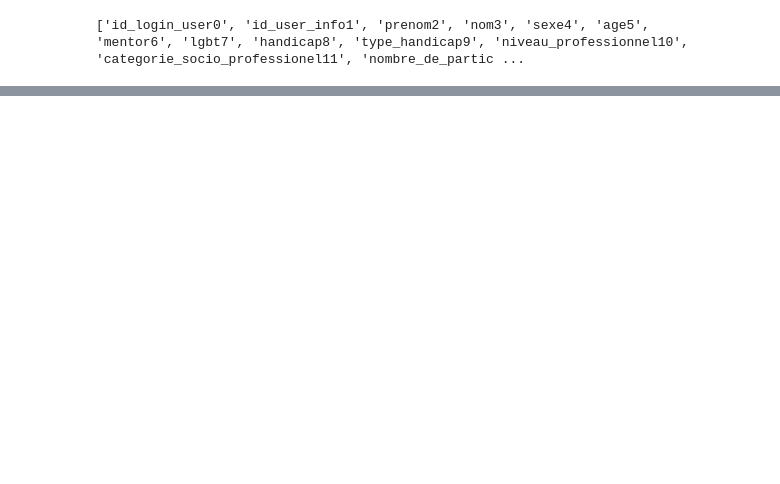
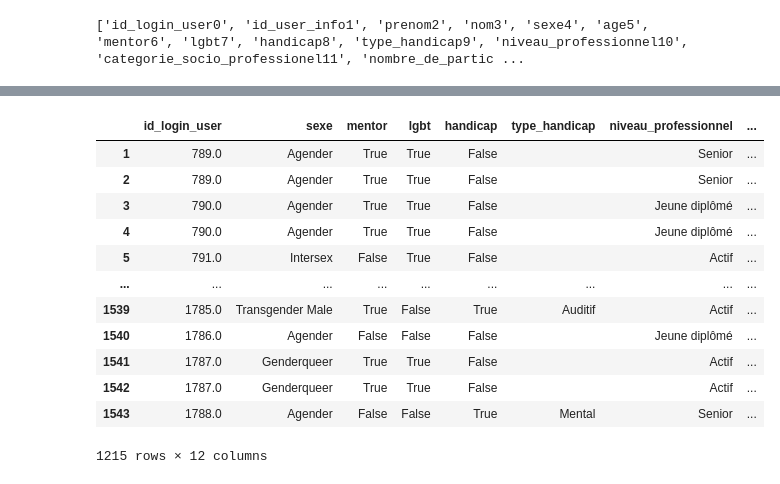
Before and after one commit to kaledguz/HackathonWCS, a Jupyter notebook: ML/extractsql_to_parquet.ipynb, the cells around one changed output, grey strips where cells are left out. Saved outputs shown, nothing was run; the diff lists cells and outputs as text; code cells hidden in the pictures; blank space fills up the shorter version.

```diff
--- a/ML/extractsql_to_parquet.ipynb
+++ b/ML/extractsql_to_parquet.ipynb
@@ -75,0 +159,14 @@ df
+# %%
+# remplacement des NA pour les idmentor si mentor = false alors 99999
+
+df['id_mentor18'] = df['id_mentor18'].fillna(99999)
+df['id_mentorat19'] = df['id_mentorat19'].fillna(99999)
+df['id_sujet22'] = df['id_sujet22'].fillna(99999)
+# %%
+df['type_handicap9'] = df['type_handicap9'].fillna('')
+df['type_mentorat21'] = df['type_mentorat21'].fillna('')
+# %%
+# modification des totre de colonne pour sup le chiffre
+
+df.rename(columns=lambda x: re.sub(r'\d+$', '', x),
+          inplace=True)
@@ -75,0 +198,16 @@ df
+# %%
+df
+# %% [output]
+|  | id_login_user | sexe | mentor | lgbt | handicap | type_handicap | niveau_professionnel | ... |
+| 1 | 789.0 | Agender | True | True | False |  | Senior | ... |
+| 2 | 789.0 | Agender | True | True | False |  | Senior | ... |
+| 3 | 790.0 | Agender | True | True | False |  | Jeune diplômé | ... |
+| 4 | 790.0 | Agender | True | True | False |  | Jeune diplômé | ... |
+| 5 | 791.0 | Intersex | False | True | False |  | Actif | ... |
+| ... | ... | ... | ... | ... | ... | ... | ... | ... |
+| 1539 | 1785.0 | Transgender Male | True | False | True | Auditif | Actif | ... |
+| 1540 | 1786.0 | Agender | False | False | False |  | Jeune diplômé | ... |
+| 1541 | 1787.0 | Genderqueer | True | True | False |  | Actif | ... |
+| 1542 | 1787.0 | Genderqueer | True | True | False |  | Actif | ... |
+| 1543 | 1788.0 | Agender | False | False | True | Mental | Senior | ... |
+1215 rows × 12 columns
```
Also changed, not shown: parts of 17 cells of this notebook, 2 other files.
